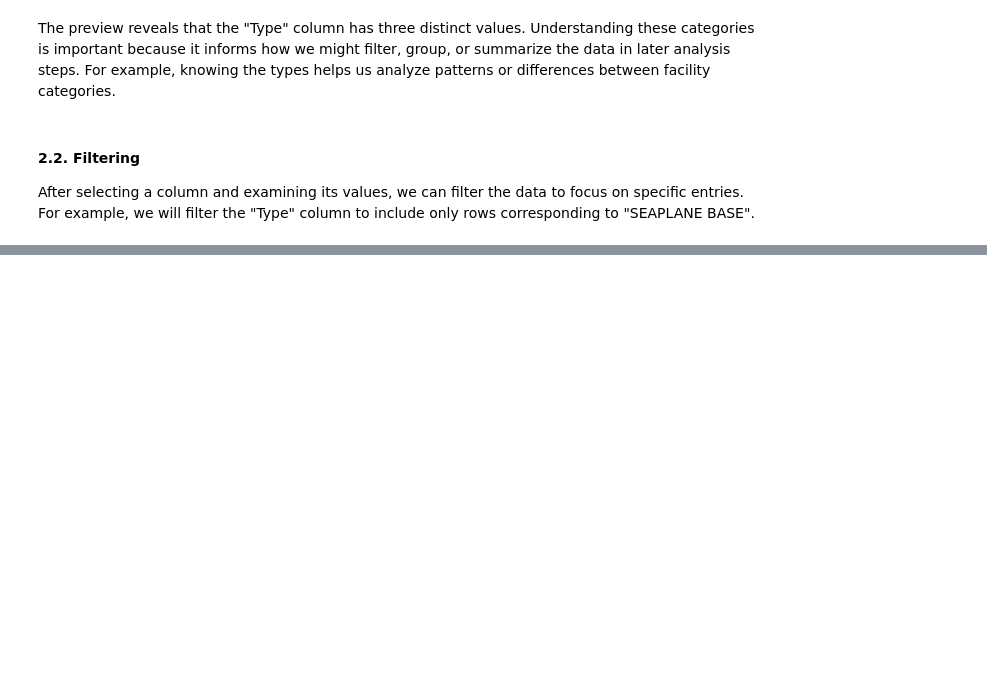
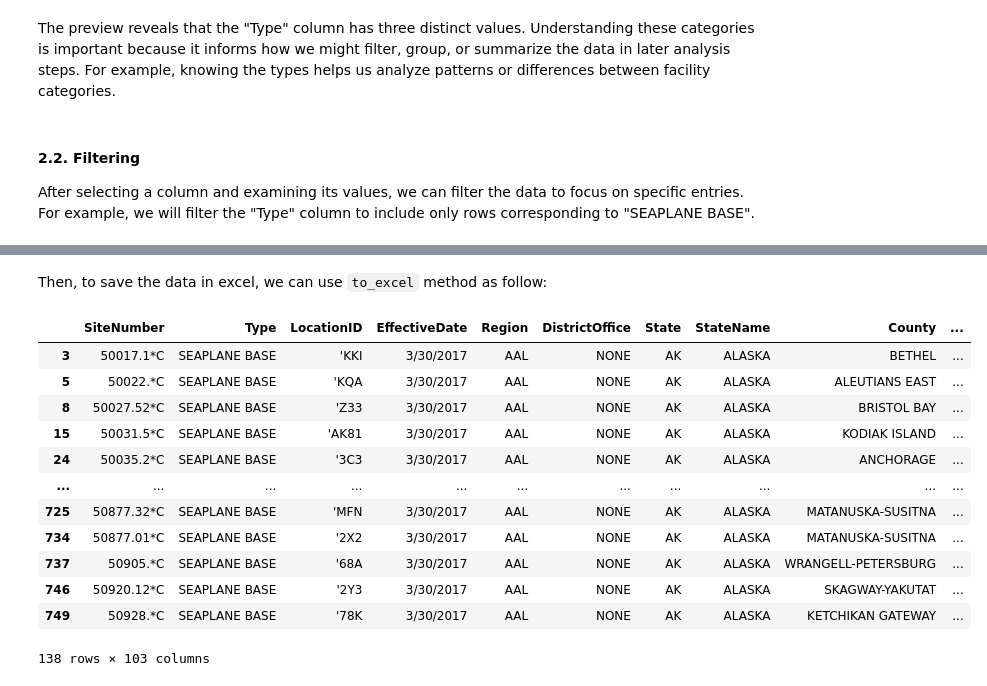
Before and after one commit to oktavianuu/data-analysis, a Jupyter notebook: analysing-spreadsheet-data-with-python/analysing_spreadsheet.ipynb, the cells around one changed output, grey strips where cells are left out. Saved outputs shown, nothing was run; the diff lists cells and outputs as text; code cells hidden in the pictures; blank space fills up the shorter version.

```diff
--- a/analysing-spreadsheet-data-with-python/analysing_spreadsheet.ipynb
+++ b/analysing-spreadsheet-data-with-python/analysing_spreadsheet.ipynb
@@ -100,0 +173,4 @@ Name: Type, Length: 751, dtype: bool
+# %%
+df_seaplane = df_facilities[df_facilities["Type"] == "SEAPLANE BASE"]
+# %% [markdown]
+Then, to save the data in excel, we can use `to_excel` method as follow:
@@ -100,0 +179,16 @@ Name: Type, Length: 751, dtype: bool
+# %%
+df_seaplane
+# %% [output]
+|  | SiteNumber | Type | LocationID | EffectiveDate | Region | DistrictOffice | State | StateName | County | ... |
+| 3 | 50017.1*C | SEAPLANE BASE | 'KKI | 3/30/2017 | AAL | NONE | AK | ALASKA | BETHEL | ... |
+| 5 | 50022.*C | SEAPLANE BASE | 'KQA | 3/30/2017 | AAL | NONE | AK | ALASKA | ALEUTIANS EAST | ... |
+| 8 | 50027.52*C | SEAPLANE BASE | 'Z33 | 3/30/2017 | AAL | NONE | AK | ALASKA | BRISTOL BAY | ... |
+| 15 | 50031.5*C | SEAPLANE BASE | 'AK81 | 3/30/2017 | AAL | NONE | AK | ALASKA | KODIAK ISLAND | ... |
+| 24 | 50035.2*C | SEAPLANE BASE | '3C3 | 3/30/2017 | AAL | NONE | AK | ALASKA | ANCHORAGE | ... |
+| ... | ... | ... | ... | ... | ... | ... | ... | ... | ... | ... |
+| 725 | 50877.32*C | SEAPLANE BASE | 'MFN | 3/30/2017 | AAL | NONE | AK | ALASKA | MATANUSKA-SUSITNA | ... |
+| 734 | 50877.01*C | SEAPLANE BASE | '2X2 | 3/30/2017 | AAL | NONE | AK | ALASKA | MATANUSKA-SUSITNA | ... |
+| 737 | 50905.*C | SEAPLANE BASE | '68A | 3/30/2017 | AAL | NONE | AK | ALASKA | WRANGELL-PETERSBURG | ... |
+| 746 | 50920.12*C | SEAPLANE BASE | '2Y3 | 3/30/2017 | AAL | NONE | AK | ALASKA | SKAGWAY-YAKUTAT | ... |
+| 749 | 50928.*C | SEAPLANE BASE | '78K | 3/30/2017 | AAL | NONE | AK | ALASKA | KETCHIKAN GATEWAY | ... |
+138 rows × 103 columns
```
Also changed, not shown: parts of 14 cells of this notebook, 1 other file.
